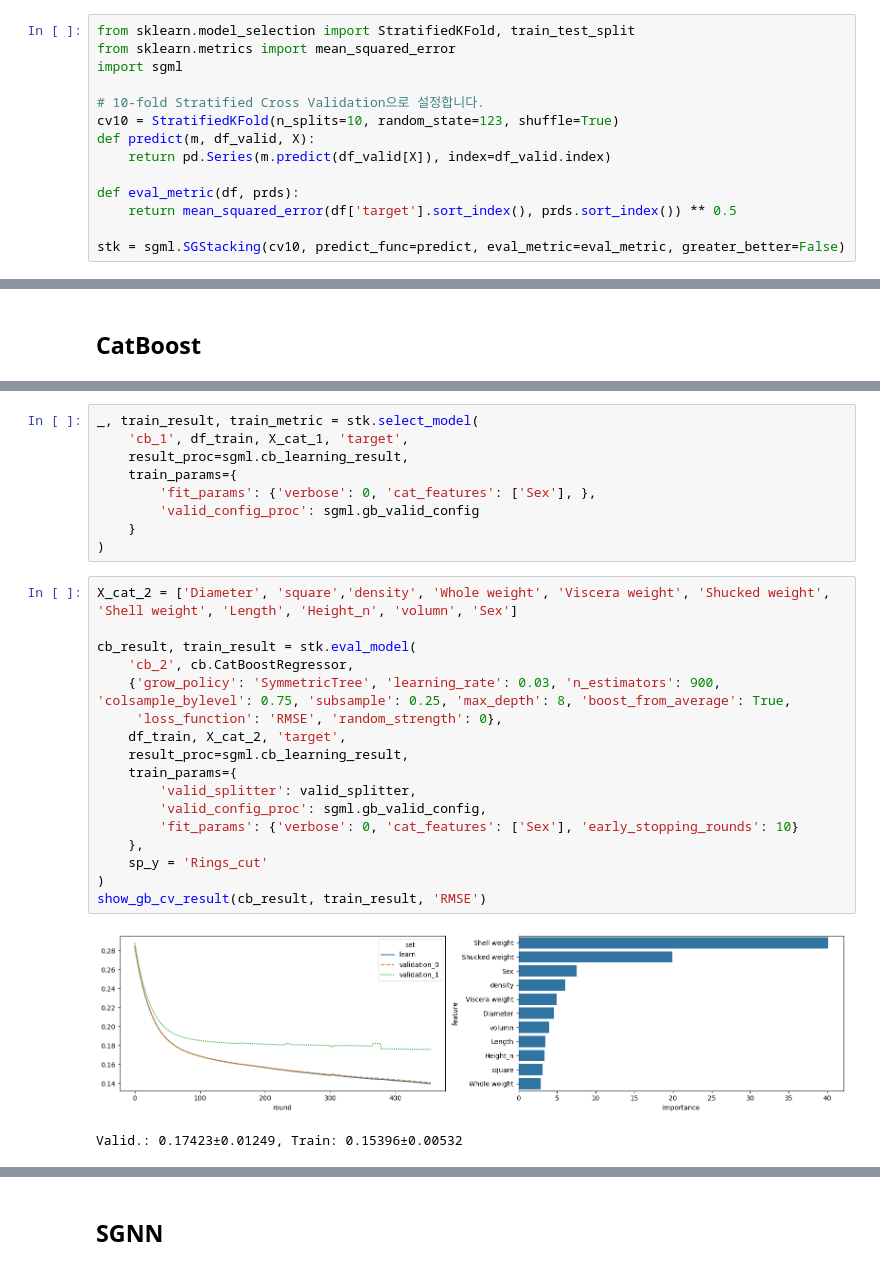
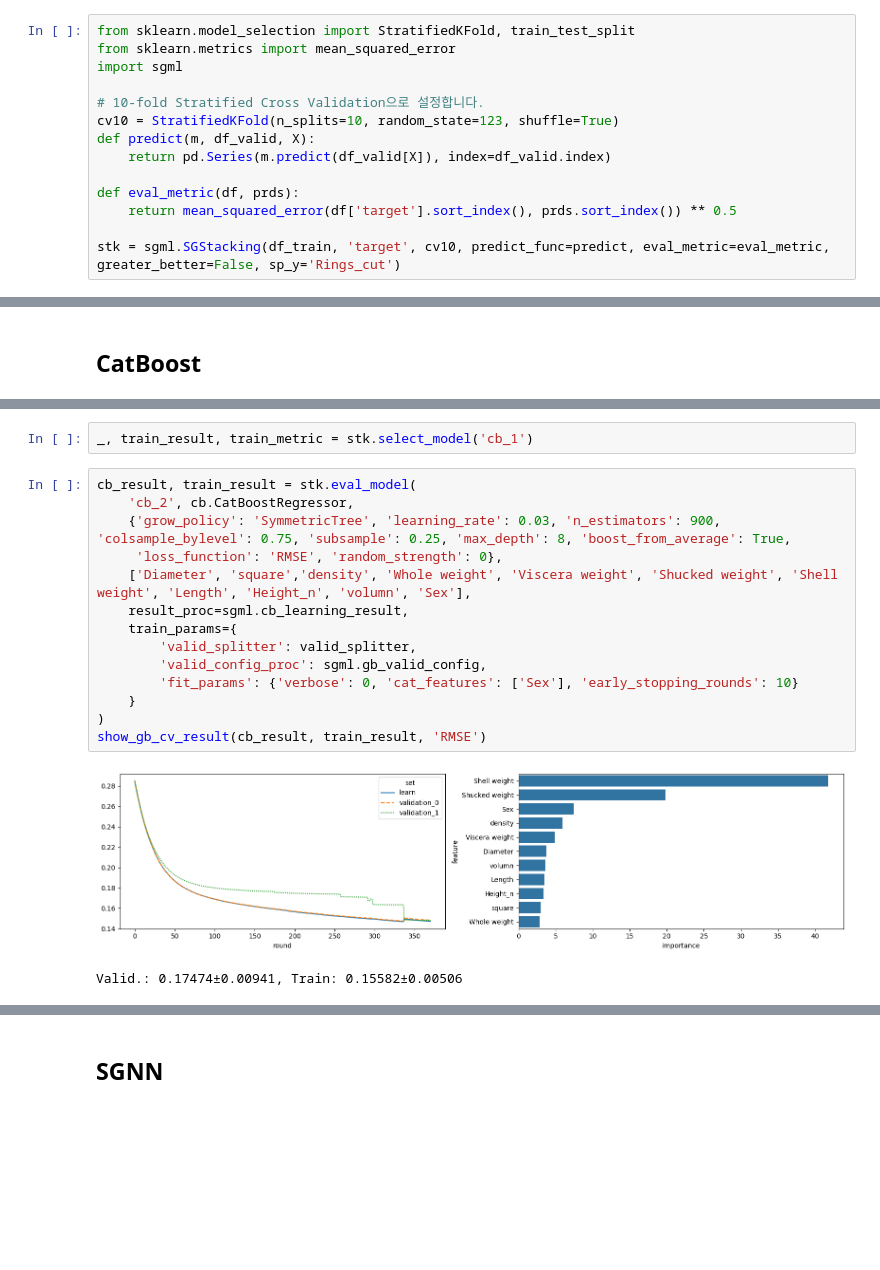
Before and after one commit to sunkusun9/sgml, a Jupyter notebook: abalone.ipynb, the cells around one changed output, grey strips where cells are left out. Drawn from its saved outputs; the diff is of its cells as text; blank space fills up the shorter version.

```diff
--- a/abalone.ipynb
+++ b/abalone.ipynb
@@ -415,7 +415,7 @@ def predict(m, df_valid, X):
 def eval_metric(df, prds):
     return mean_squared_error(df['target'].sort_index(), prds.sort_index()) ** 0.5
 
-stk = sgml.SGStacking(cv10, predict_func=predict, eval_metric=eval_metric, greater_better=False)
+stk = sgml.SGStacking(df_train, 'target', cv10, predict_func=predict, eval_metric=eval_metric, greater_better=False, sp_y='Rings_cut')
 # %%
 # 학습 결과를 보이기 위한 Helper function입니다.
 
@@ -623,30 +579,20 @@ Valid.: 0.17208±0.01295, Train: 0.13693±0.00176
 # %%
-_, train_result, train_metric = stk.select_model(
-    'cb_1', df_train, X_cat_1, 'target',
-    result_proc=sgml.cb_learning_result,
-    train_params={
-        'fit_params': {'verbose': 0, 'cat_features': ['Sex'], },
-        'valid_config_proc': sgml.gb_valid_config
-    }
-)
+_, train_result, train_metric = stk.select_model('cb_1')
 # %%
-X_cat_2 = ['Diameter', 'square','density', 'Whole weight', 'Viscera weight', 'Shucked weight', 'Shell weight', 'Length', 'Height_n', 'volumn', 'Sex']
-
 cb_result, train_result = stk.eval_model(
     'cb_2', cb.CatBoostRegressor,
     {'grow_policy': 'SymmetricTree', 'learning_rate': 0.03, 'n_estimators': 900, 'colsample_bylevel': 0.75, 'subsample': 0.25, 'max_depth': 8, 'boost_from_average': True,
      'loss_function': 'RMSE', 'random_strength': 0},
-    df_train, X_cat_2, 'target',
+    ['Diameter', 'square','density', 'Whole weight', 'Viscera weight', 'Shucked weight', 'Shell weight', 'Length', 'Height_n', 'volumn', 'Sex'],
     result_proc=sgml.cb_learning_result,
     train_params={
         'valid_splitter': valid_splitter,
         'valid_config_proc': sgml.gb_valid_config,
         'fit_params': {'verbose': 0, 'cat_features': ['Sex'], 'early_stopping_rounds': 10}
-    },
-    sp_y = 'Rings_cut'
+    }
 )
 show_gb_cv_result(cb_result, train_result, 'RMSE')
 # %% [output]
-[figure, old version]
+[figure, new version]
-Valid.: 0.17423±0.01249, Train: 0.15396±0.00532
+Valid.: 0.17474±0.00941, Train: 0.15582±0.00506
 # %%
```
Also changed, not shown: parts of 22 cells of this notebook, 1 other file.
